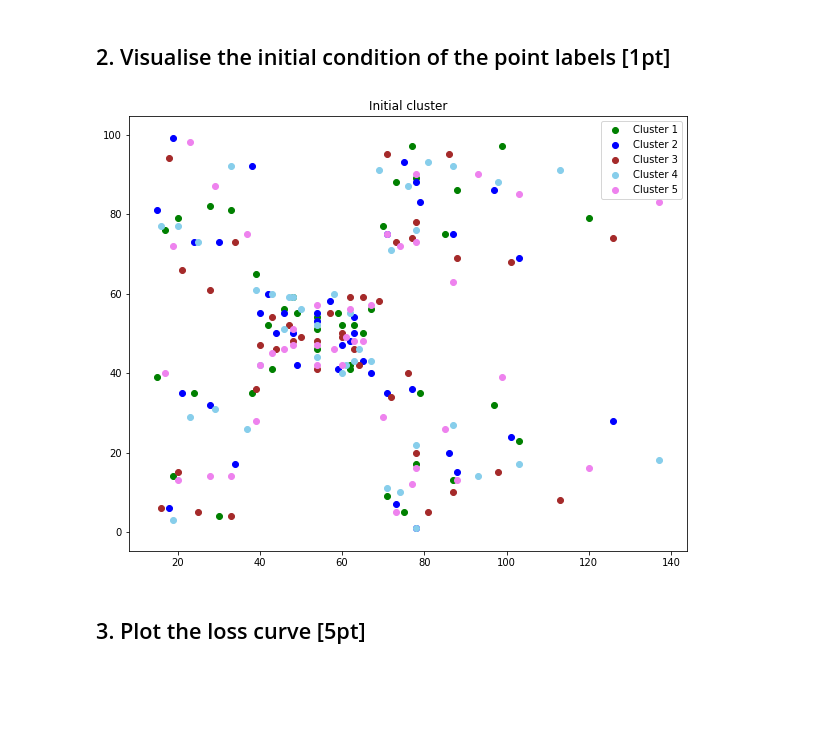
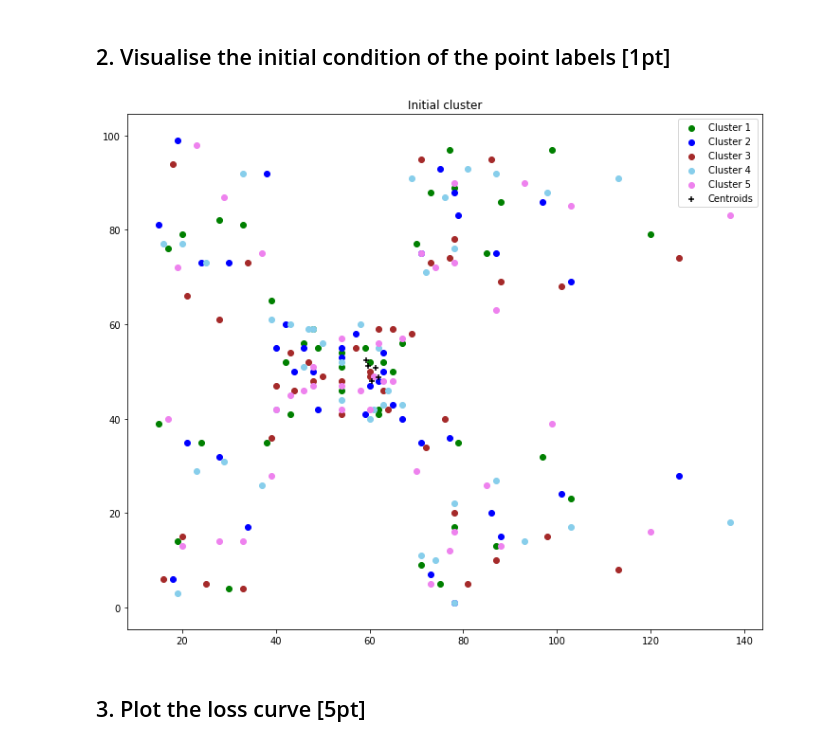
Before and after one commit to minjoong507/Machine-learning-project, a Jupyter notebook: 7week/assignment-07.ipynb, the cells around one changed output. Cells and saved outputs as stored; diff of their text form; code cells hidden in the pictures; blank space fills up the shorter version.

Commit message:
plot initial condition of the point labels

```diff
--- a/7week/assignment-07.ipynb
+++ b/7week/assignment-07.ipynb
@@ -12,6 +12,33 @@ for i in range(len(data)):
 # %%
 label = np.array(label)
 data = np.concatenate((data, label), axis=1)
+# %%
+Centroids = [[0, 0], [0, 0], [0, 0], [0, 0], [0, 0]]
+# compute init Centroids
+for i in range(data.shape[0]):
+    if data[i][2] == 1:
+        Centroids[0][0] += data[i][0] / 40
+        Centroids[0][1] += data[i][1] / 40
+
+
+    elif data[i][2] == 2:
+        Centroids[1][0] += data[i][0] / 40
+        Centroids[1][1] += data[i][1] / 40
+
+
+    elif data[i][2] == 3:
+        Centroids[2][0] += data[i][0] / 40
+        Centroids[2][1] += data[i][1] / 40
+
+
+    elif data[i][2] == 4:
+        Centroids[3][0] += data[i][0] / 40
+        Centroids[3][1] += data[i][1] / 40
+
+
+    elif data[i][2] == 5:
+        Centroids[4][0] += data[i][0] / 40
+        Centroids[4][1] += data[i][1] / 40
 # %%
 def compute_distance(a, b):
 
@@ -65,37 +92,39 @@ Cluster5 = []
 color_list = ["green", "blue", "brown", "skyblue", "violet"]
 name_list = ["Cluster 1", "Cluster 2", "Cluster 3", "Cluster 4", "Cluster 5"]
 
-fig = plt.figure(figsize=(10,8))
+fig = plt.figure(figsize=(12,10))
 for i in range(data.shape[0]):
     if data[i][2] == 1:
         Cluster1.append(data[i])
 
     elif data[i][2] == 2:
         Cluster2.append(data[i])
 
 
     elif data[i][2] == 3:
         Cluster3.append(data[i])
 
 
     elif data[i][2] == 4:
         Cluster4.append(data[i])
 
 
     elif data[i][2] == 5:
         Cluster5.append(data[i])
 
 plt.scatter(np.array(Cluster1)[:,0], np.array(Cluster1)[:,1], c = color_list[0], label = name_list[0])
 plt.scatter(np.array(Cluster2)[:,0], np.array(Cluster2)[:,1], c = color_list[1], label = name_list[1])
 plt.scatter(np.array(Cluster3)[:,0], np.array(Cluster3)[:,1], c = color_list[2], label = name_list[2])
 plt.scatter(np.array(Cluster4)[:,0], np.array(Cluster4)[:,1], c = color_list[3], label = name_list[3])
 plt.scatter(np.array(Cluster5)[:,0], np.array(Cluster5)[:,1], c = color_list[4], label = name_list[4])
+plt.scatter(np.array(Centroids)[:,0], np.array(Centroids)[:,1], c = 'black', marker = '+', label = "Centroids")
+
 
 plt.title("Initial cluster")
 plt.legend()
 plt.show()
 # %% [output]
-[figure, old version]
+[figure, new version]
 # %% [markdown]
 ## 3. Plot the loss curve [5pt]
 # %% [markdown]
```
